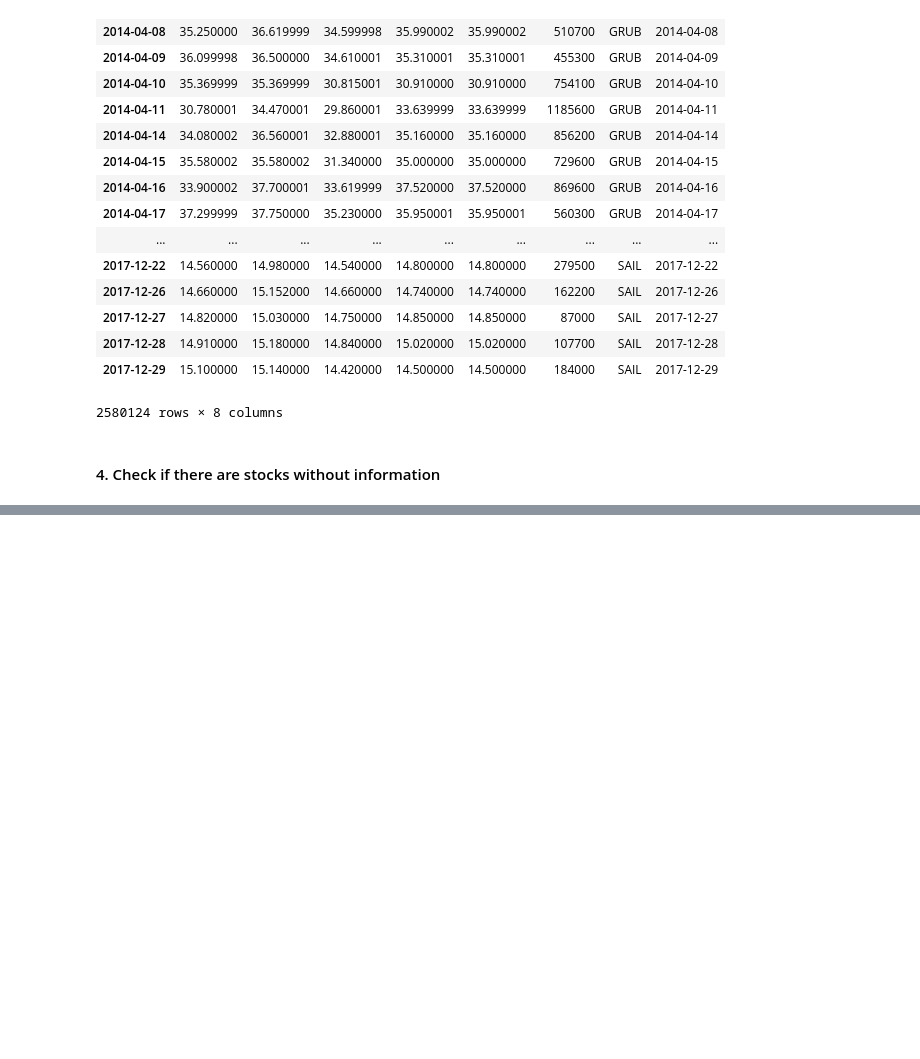
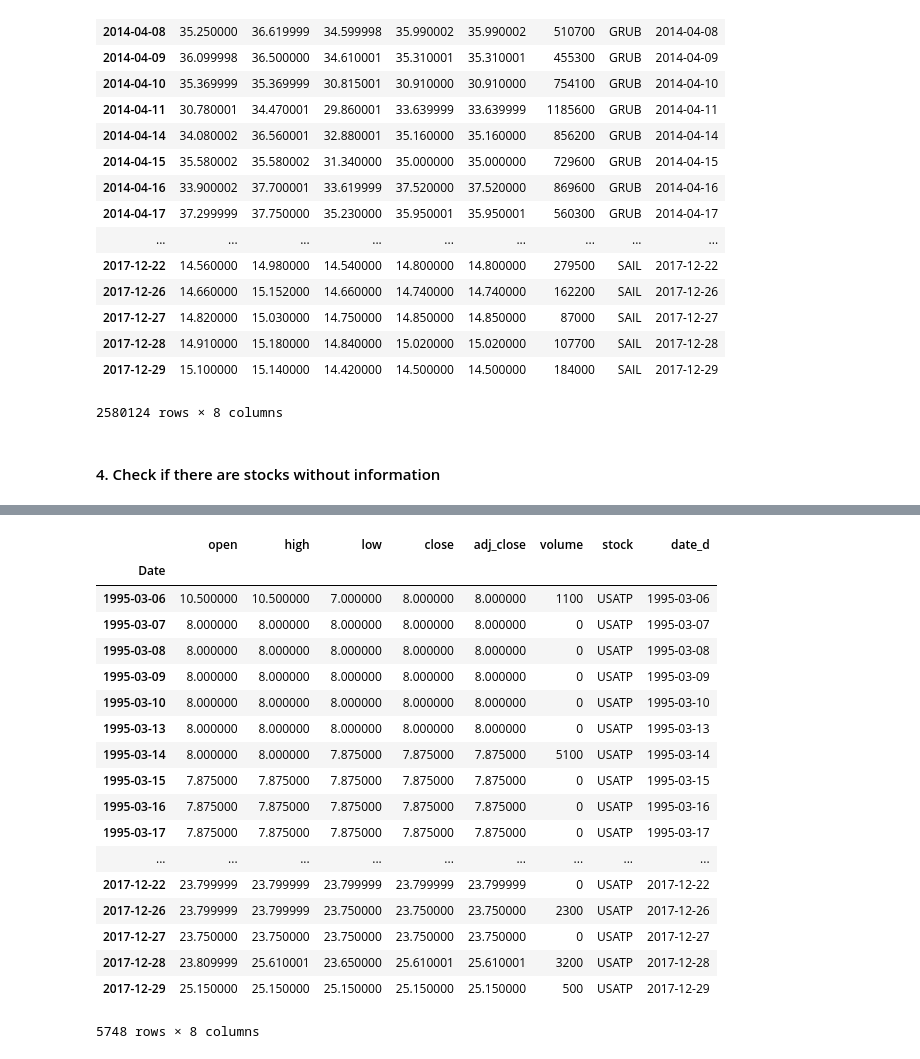
Before and after one commit to cvazquezlos/stock-tracker, a Jupyter notebook: historical_data_p.ipynb, the cells around one changed output, grey strips where cells are left out. Drawn from its saved outputs; the diff is of its cells as text; code cells hidden in the pictures; blank space fills up the shorter version.

```diff
--- a/historical_data_p.ipynb
+++ b/historical_data_p.ipynb
@@ -197,3 +196,25 @@ Yahoo Finance collapse downloading JCS data. Adding to queue to continue once th
 Yahoo Finance collapse downloading IQ data. Adding to queue to continue once the correct downloads end...
 Yahoo Finance collapse downloading OSPN data. Adding to queue to continue once the correct downloads end...
 Table already exists.
+# %%
+remaining_historical_df
+# %% [output]
+|  | open | high | low | close | adj_close | volume | stock | date_d |
+| Date |  |  |  |  |  |  |  |  |
+| 1995-03-06 | 10.500000 | 10.500000 | 7.000000 | 8.000000 | 8.000000 | 1100 | USATP | 1995-03-06 |
+| 1995-03-07 | 8.000000 | 8.000000 | 8.000000 | 8.000000 | 8.000000 | 0 | USATP | 1995-03-07 |
+| 1995-03-08 | 8.000000 | 8.000000 | 8.000000 | 8.000000 | 8.000000 | 0 | USATP | 1995-03-08 |
+| 1995-03-09 | 8.000000 | 8.000000 | 8.000000 | 8.000000 | 8.000000 | 0 | USATP | 1995-03-09 |
+| 1995-03-10 | 8.000000 | 8.000000 | 8.000000 | 8.000000 | 8.000000 | 0 | USATP | 1995-03-10 |
+| 1995-03-13 | 8.000000 | 8.000000 | 8.000000 | 8.000000 | 8.000000 | 0 | USATP | 1995-03-13 |
+| 1995-03-14 | 8.000000 | 8.000000 | 7.875000 | 7.875000 | 7.875000 | 5100 | USATP | 1995-03-14 |
+| 1995-03-15 | 7.875000 | 7.875000 | 7.875000 | 7.875000 | 7.875000 | 0 | USATP | 1995-03-15 |
+| 1995-03-16 | 7.875000 | 7.875000 | 7.875000 | 7.875000 | 7.875000 | 0 | USATP | 1995-03-16 |
+| 1995-03-17 | 7.875000 | 7.875000 | 7.875000 | 7.875000 | 7.875000 | 0 | USATP | 1995-03-17 |
+| ... | ... | ... | ... | ... | ... | ... | ... | ... |
+| 2017-12-22 | 23.799999 | 23.799999 | 23.799999 | 23.799999 | 23.799999 | 0 | USATP | 2017-12-22 |
+| 2017-12-26 | 23.799999 | 23.799999 | 23.750000 | 23.750000 | 23.750000 | 2300 | USATP | 2017-12-26 |
+| 2017-12-27 | 23.750000 | 23.750000 | 23.750000 | 23.750000 | 23.750000 | 0 | USATP | 2017-12-27 |
+| 2017-12-28 | 23.809999 | 25.610001 | 23.650000 | 25.610001 | 25.610001 | 3200 | USATP | 2017-12-28 |
+| 2017-12-29 | 25.150000 | 25.150000 | 25.150000 | 25.150000 | 25.150000 | 500 | USATP | 2017-12-29 |
+5748 rows × 8 columns
```
Also changed, not shown: parts of 1 cell of this notebook, 1 other file.
